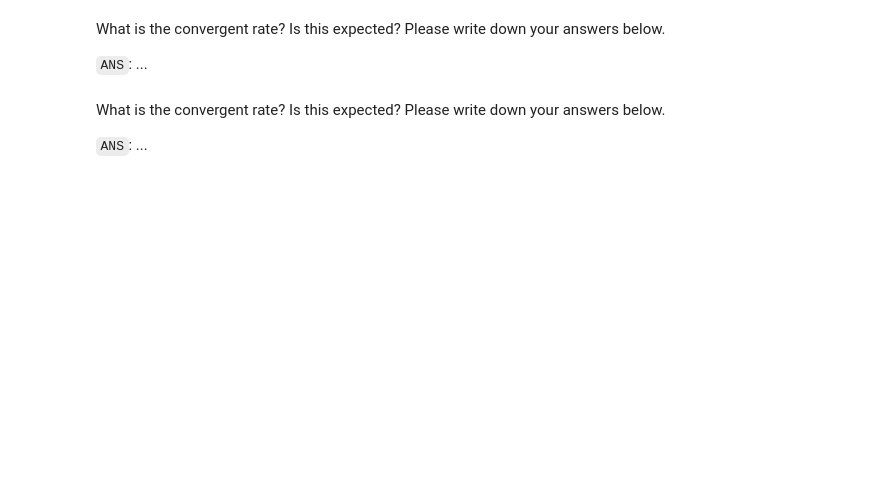
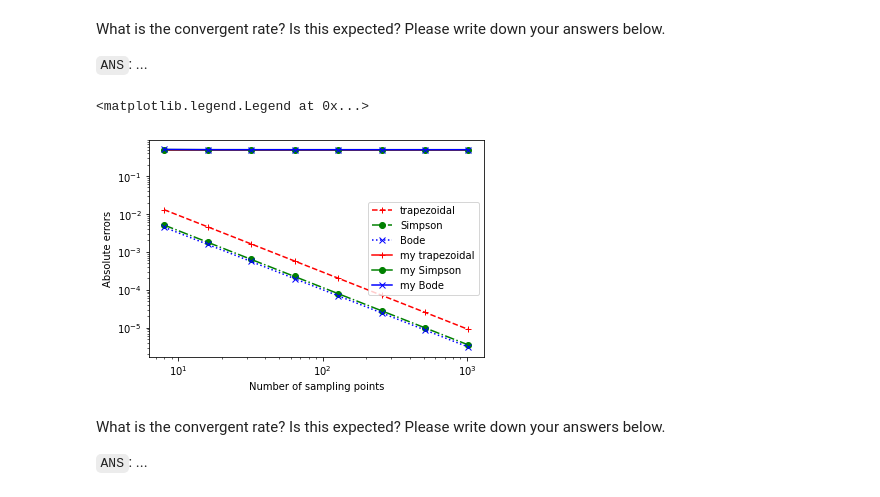
Before and after one commit to uarizona-2022spring-phys105a/08-samaco, a Jupyter notebook: Integration.ipynb, the cells around one changed output. Drawn from its saved outputs; the diff is of its cells as text; code cells hidden in the pictures; blank space fills up the shorter version.

```diff
--- a/Integration.ipynb
+++ b/Integration.ipynb
@@ -120,34 +160,55 @@ What is the convergent rate?  Is this expected?  Please write down your answers
 # %%
 # Step 7. Come up with some other idea to improve the convergent rate.
 #
 # One possibility, take advantage of the symmetry of the circle.
 # What if we integrate 1/8 of a circle instead?
 #
 # Please implement the integrations and make the convergence plots.
 
-def mytrapezoidal ________
+def mytrapezoidal(h, N):
+    X = np.sin(np.pi/4 * np.arange(N+1)/N)
+    S = 0
+    for i in range(N):
+        S += trapezoidal(h, N=1, a=X[i], b=X[i+1])
+    return (S-1/2)*2
 
-def mySimpson ________
+def mySimpson(h, N):
+    N = N//2
+    X = np.sin(np.pi/2 * np.arange(N+1)/N)
+    S = 0
+    for i in range(N):
+        S += Simpson(h, N=2, a=X[i], b=X[i+1])
+    return (S-1/2)*2
 
-def myBode ________
+def myBode(h, N):
+    N = N//4
+    X = np.sin(np.pi/2 * np.arange(N+1)/N)
+    S = 0
+    for i in range(N):
+        S += Bode(h, N=4, a=X[i], b=X[i+1])
+    return (S-1/2)*2
 
-def h ________
+def h(x):
+    return (np.sqrt(1 - x * x)-1/2)*2
 
 Ns = [8, 16, 32, 64, 128, 256, 512, 1024]
 
-err_tb = [abs(mytrapezoidal(h, N) - ________) for N in Ns]
-err_Sb = [abs(mySimpson(h, N)     - ________) for N in Ns]
-err_Bb = [abs(myBode(h, N)        - ________) for N in Ns]
+err_tb = [abs(mytrapezoidal(h, N) - 2 / np.pi) for N in Ns]
+err_Sb = [abs(mySimpson(h, N)     - 2 / np.pi) for N in Ns]
+err_Bb = [abs(myBode(h, N)        - 2 / np.pi) for N in Ns]
 
 plt.loglog(Ns, err_t,  '+--', color='r', label='trapezoidal')
 plt.loglog(Ns, err_S,  'o-.', color='g', label='Simpson')
 plt.loglog(Ns, err_B,  'x:',  color='b', label='Bode')
 plt.loglog(Ns, err_tb, '+-',  color='r', label='my trapezoidal')
 plt.loglog(Ns, err_Sb, 'o-',  color='g', label='my Simpson')
 plt.loglog(Ns, err_Bb, 'x-',  color='b', label='my Bode')
 plt.xlabel('Number of sampling points')
 plt.ylabel('Absolute errors')
 plt.legend()
+# %% [output]
+<matplotlib.legend.Legend at 0x...>
+[figure, added]
 # %% [markdown]
 What is the convergent rate?  Is this expected?  Please write down your answers below.
 
```
Also changed, not shown: parts of 6 cells of this notebook.
